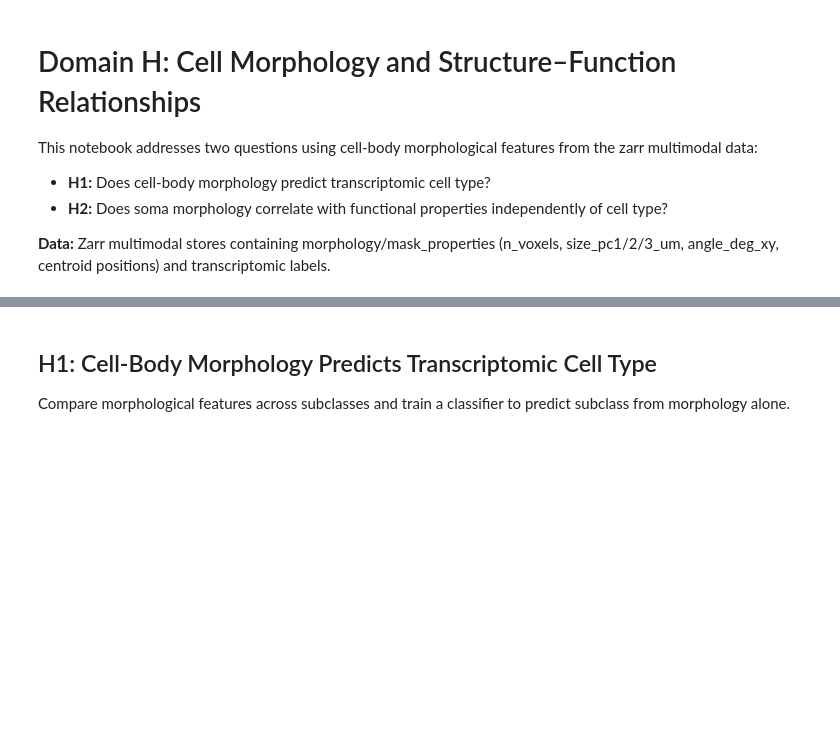
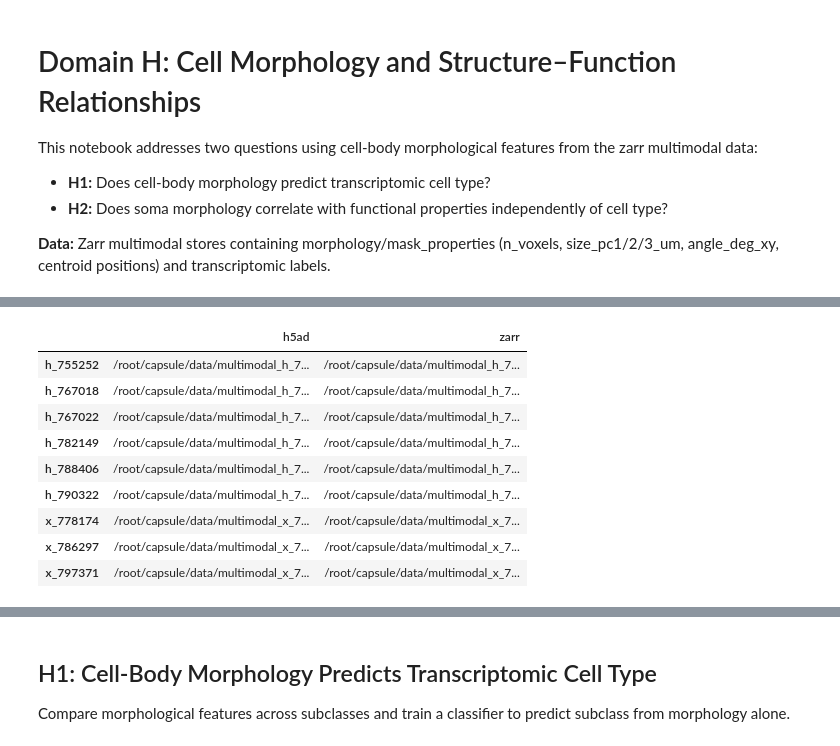
Before and after one commit to omidzobeiri/oPhys_Transcriptomics_Analysis, a Jupyter notebook: code/Analysis/Domain_H_Morphology/01_cell-body-morphology-predicts-transcriptomic-cell-type.ipynb, the cells around one changed output, grey strips where cells are left out. Cells and saved outputs as stored; diff of their text form; code cells hidden in the pictures; blank space fills up the shorter version.

```diff
--- a/code/Analysis/Domain_H_Morphology/01_cell-body-morphology-predicts-transcriptomic-cell-type.ipynb
+++ b/code/Analysis/Domain_H_Morphology/01_cell-body-morphology-predicts-transcriptomic-cell-type.ipynb
@@ -77,0 +47,14 @@ print(morph_df[['n_voxels', 'size_pc1_um', 'elongation', 'flatness']].describe()
+# %%
+# ══════════════════════════════════════════════════════════════════════
+# Load data from zarr DATA_DIR stores
+# ══════════════════════════════════════════════════════════════════════
+DATA_DIR = Path('/root/capsule/data')
+SCRATCH_DIR = Path('/root/capsule/scratch')
+FIG_DIR = SCRATCH_DIR / 'Analysis_figures/Domain_A_Transcriptomic_Function/01_cell-type-specific-tuning-properties'
+FIG_DIR.mkdir(parents=True, exist_ok=True)
+MOUSE_IDS = ['_'.join(f.stem.split('_')[1:3]) for f in DATA_DIR.glob('multimodal*')]
+MOUSE_IDS.sort()
+SESSIONS = ['session_1', 'session_2', 'session_3']
+
+session_type = ['drifting_gratings']
+MOUSE_IDS
@@ -77,0 +71,22 @@ print(morph_df[['n_voxels', 'size_pc1_um', 'elongation', 'flatness']].describe()
+# %%
+mouse_file_map = {}
+for mid in MOUSE_IDS:
+    h5_matches = sorted(DATA_DIR.glob(f'multimodal_{mid}*/multimodal_avg_{mid}.h5ad'))
+    zarr_matches = sorted(DATA_DIR.glob(f'multimodal_{mid}*/multimodal_{mid}.zarr'))
+    mouse_file_map[mid] = {
+        'h5ad': h5_matches[0] if len(h5_matches) else None,
+        'zarr': zarr_matches[0] if len(zarr_matches) else None,
+    }
+
+pd.DataFrame(mouse_file_map).T
+# %% [output]
+|  | h5ad | zarr |
+| h_755252 | /root/capsule/data/multimodal_h_7... | /root/capsule/data/multimodal_h_7... |
+| h_767018 | /root/capsule/data/multimodal_h_7... | /root/capsule/data/multimodal_h_7... |
+| h_767022 | /root/capsule/data/multimodal_h_7... | /root/capsule/data/multimodal_h_7... |
+| h_782149 | /root/capsule/data/multimodal_h_7... | /root/capsule/data/multimodal_h_7... |
+| h_788406 | /root/capsule/data/multimodal_h_7... | /root/capsule/data/multimodal_h_7... |
+| h_790322 | /root/capsule/data/multimodal_h_7... | /root/capsule/data/multimodal_h_7... |
+| x_778174 | /root/capsule/data/multimodal_x_7... | /root/capsule/data/multimodal_x_7... |
+| x_786297 | /root/capsule/data/multimodal_x_7... | /root/capsule/data/multimodal_x_7... |
+| x_797371 | /root/capsule/data/multimodal_x_7... | /root/capsule/data/multimodal_x_7... |
```
Also changed, not shown: parts of 5 cells of this notebook, 1 other file.
